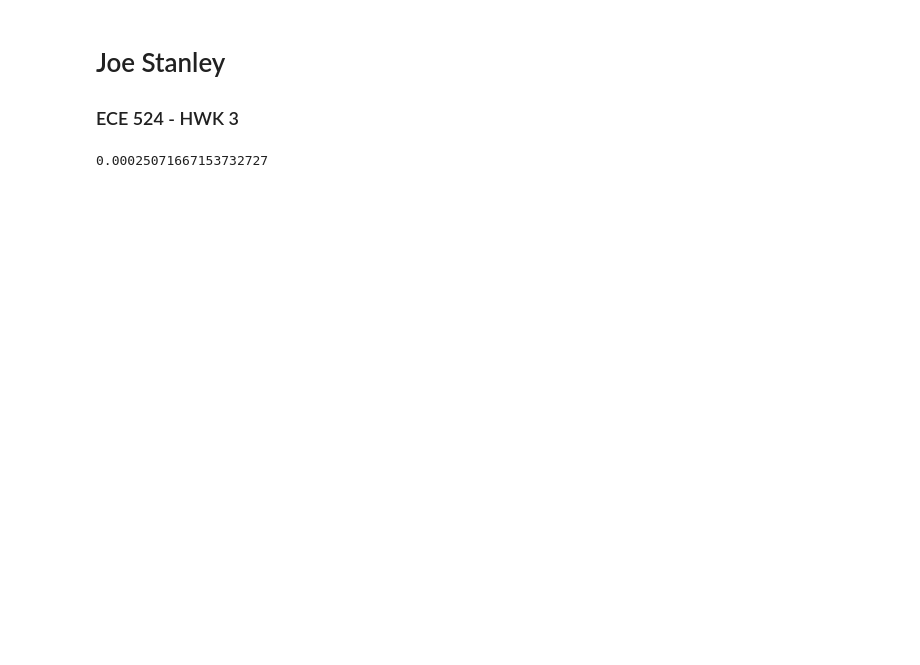
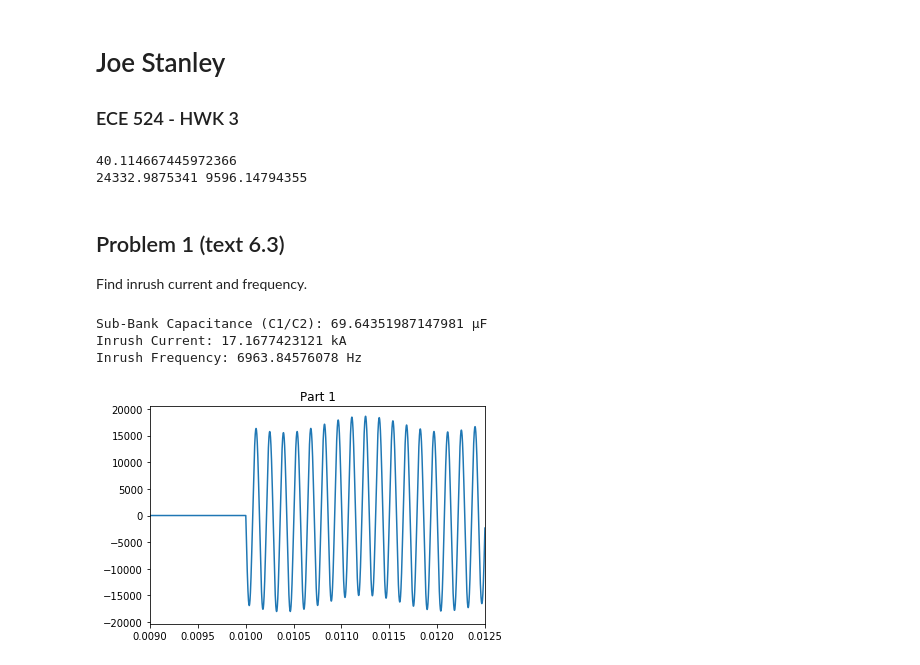
Before and after one commit to engineerjoe440/ece_classes, a Jupyter notebook: ECE524/HWK3/HWK-3.ipynb, the cells around one changed output. Saved outputs shown, nothing was run; the diff lists cells and outputs as text; code cells hidden in the pictures; blank space fills up the shorter version.

```diff
--- a/ECE524/HWK3/HWK-3.ipynb
+++ b/ECE524/HWK3/HWK-3.ipynb
@@ -49,9 +49,46 @@ S_xfm_ld = 5*M #VA
 Z_xfm_ld = 5.5/100 #pu
 XR_xfm_ld = 7 #unitless
 V_ld = 4.16*k #V
-# %%
-C = eep.farads(6*M,13.8*k/np.sqrt(3))
-print(C)
-I,F = eep.capbacktoback(C1=C,C2=C,Lm=16*u,VLL=13.8*k)
-# %% [output]
-0.00025071667153732727
+# %%
+# Validate Formulas Prior to Solving Homework
+
+# Use Example provided in Lecture 14 Handout
+C1 = eep.farads(18*M,34.5*k)
+C2 = eep.farads(10*M,34.5*k)
+print(C*M)
+I,F = eep.capbacktoback(C1=C2,C2=C1,Lm=19.2*u,VLL=34.5*k)
+print(I,F)
+# %% [output]
+40.114667445972366
+24332.9875341 9596.14794355
+# %% [markdown]
+## Problem 1 (text 6.3)
+Find inrush current and frequency.
+# %%
+# Define Problem-Specifics
+C_sub = 5*M # VAR
+Lm = 15*u # H
+
+# Evaluate Capacitance (in Farads)
+Cf = eep.farads(C_sub,Vb2)
+print("Sub-Bank Capacitance (C1/C2):",Cf*M,"µF")
+
+# Evaluate Inrush Current and Frequency
+Iin, Fin = eep.capbacktoback(Cf,Cf,Lm,VLL=Vb2)
+print("Inrush Current:",Iin/k,"kA")
+print("Inrush Frequency:",Fin,"Hz")
+
+# Load Data from File
+data = np.genfromtxt("HWK-3-p1.ADF",delimiter='\t',skip_header=2,usecols=(0,1),unpack=True)
+t_arr, Vcap = data
+
+# Plot Data
+plt.plot(t_arr,Vcap)
+plt.title("Part 1")
+plt.xlim(0.009,0.0125)
+plt.show()
+# %% [output]
+Sub-Bank Capacitance (C1/C2): 69.64351987147981 µF
+Inrush Current: 17.1677423121 kA
+Inrush Frequency: 6963.84576078 Hz
+[figure, added]
```
Also changed, not shown: parts of 6 cells of this notebook, 14 other files.
